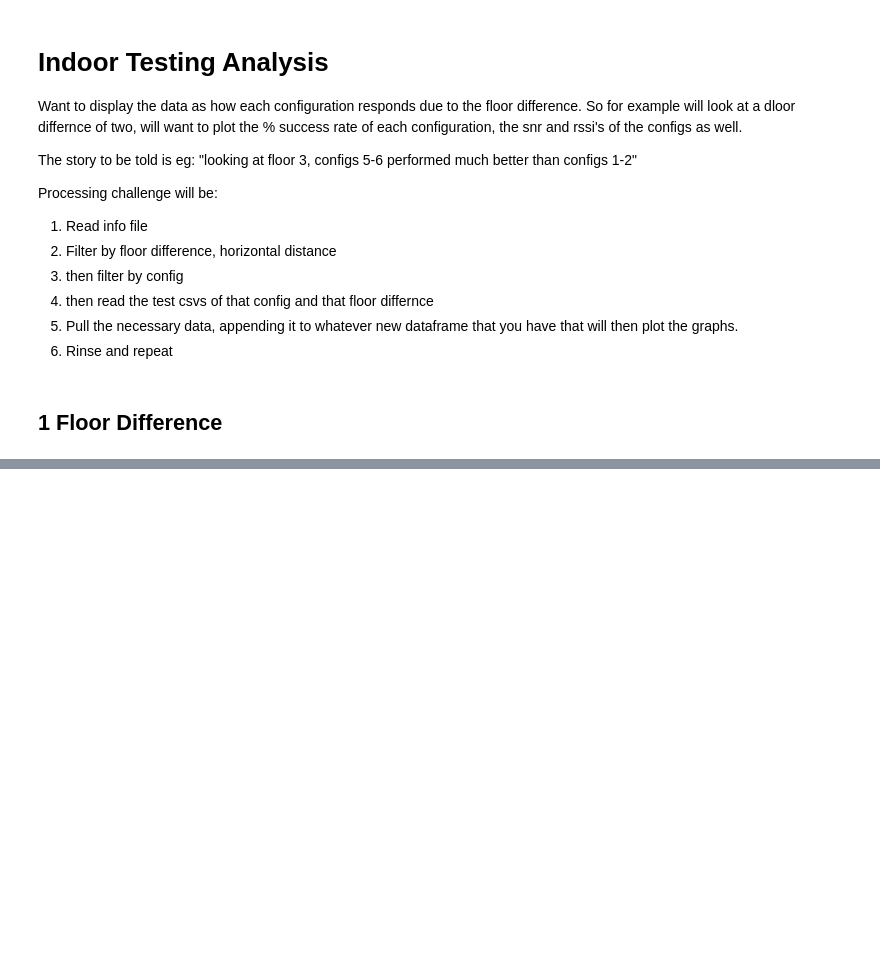
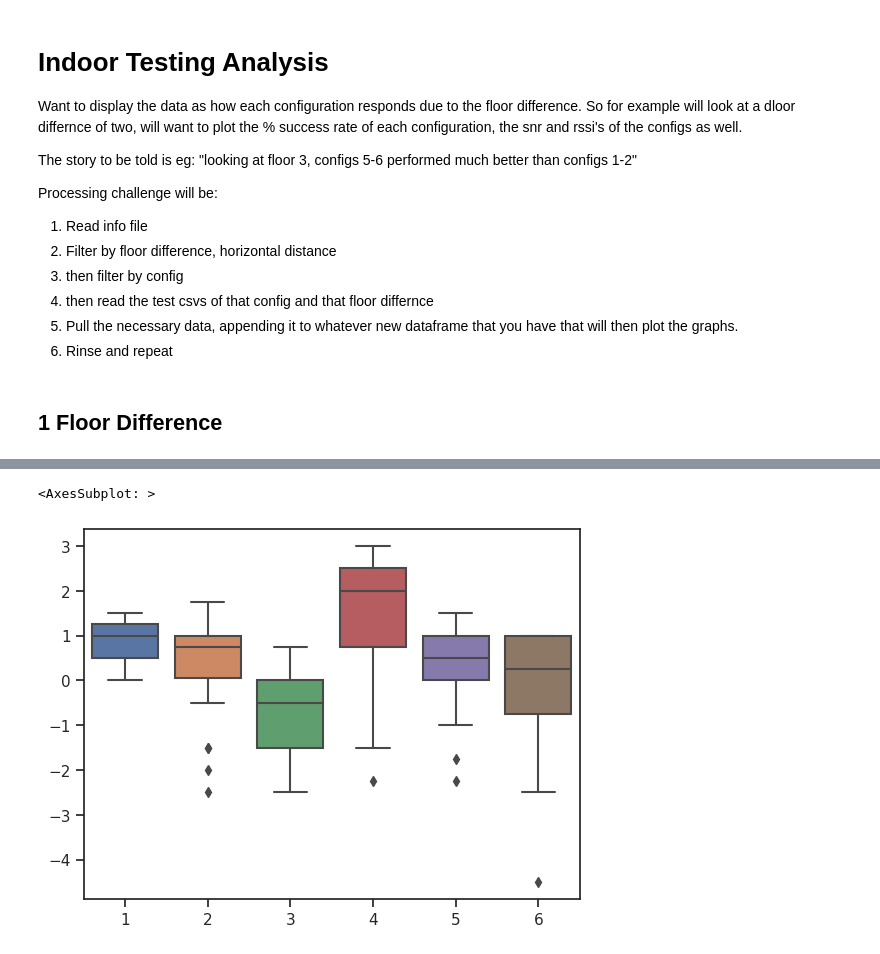
Before and after one commit to marrrk/LoRaDongle, a Jupyter notebook: testing/analyser.ipynb, the cells around one changed output, grey strips where cells are left out. Drawn from its saved outputs; the diff is of its cells as text; code cells hidden in the pictures; blank space fills up the shorter version.

```diff
--- a/testing/analyser.ipynb
+++ b/testing/analyser.ipynb
@@ -238,0 +375,5 @@ print(success_rate_df.head())
+# %%
+sns.boxplot(data=snr_df_1floor)
+# %% [output]
+<AxesSubplot: >
+[figure, added]
```
Also changed, not shown: parts of 27 cells of this notebook, 1 other file.
